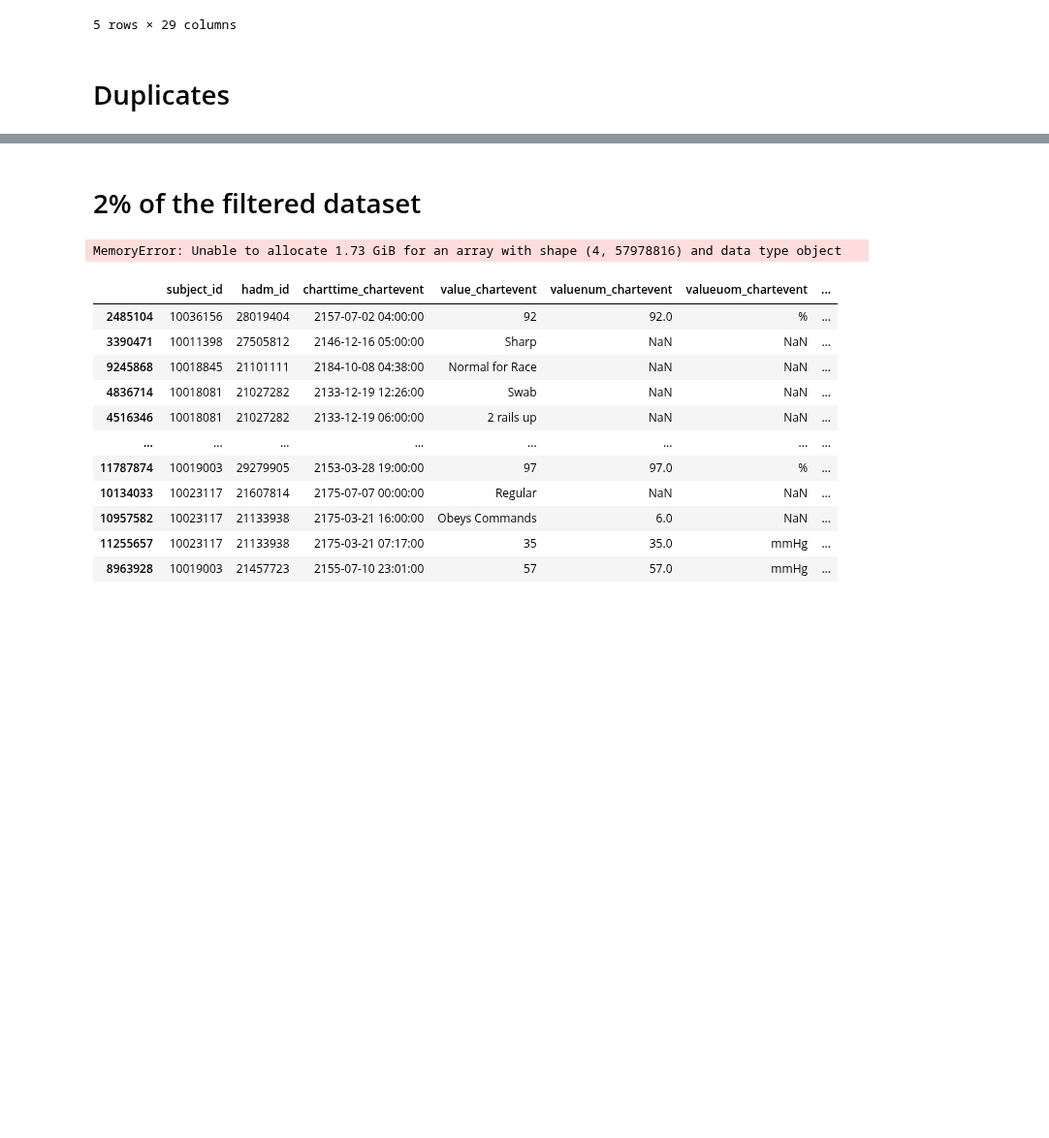
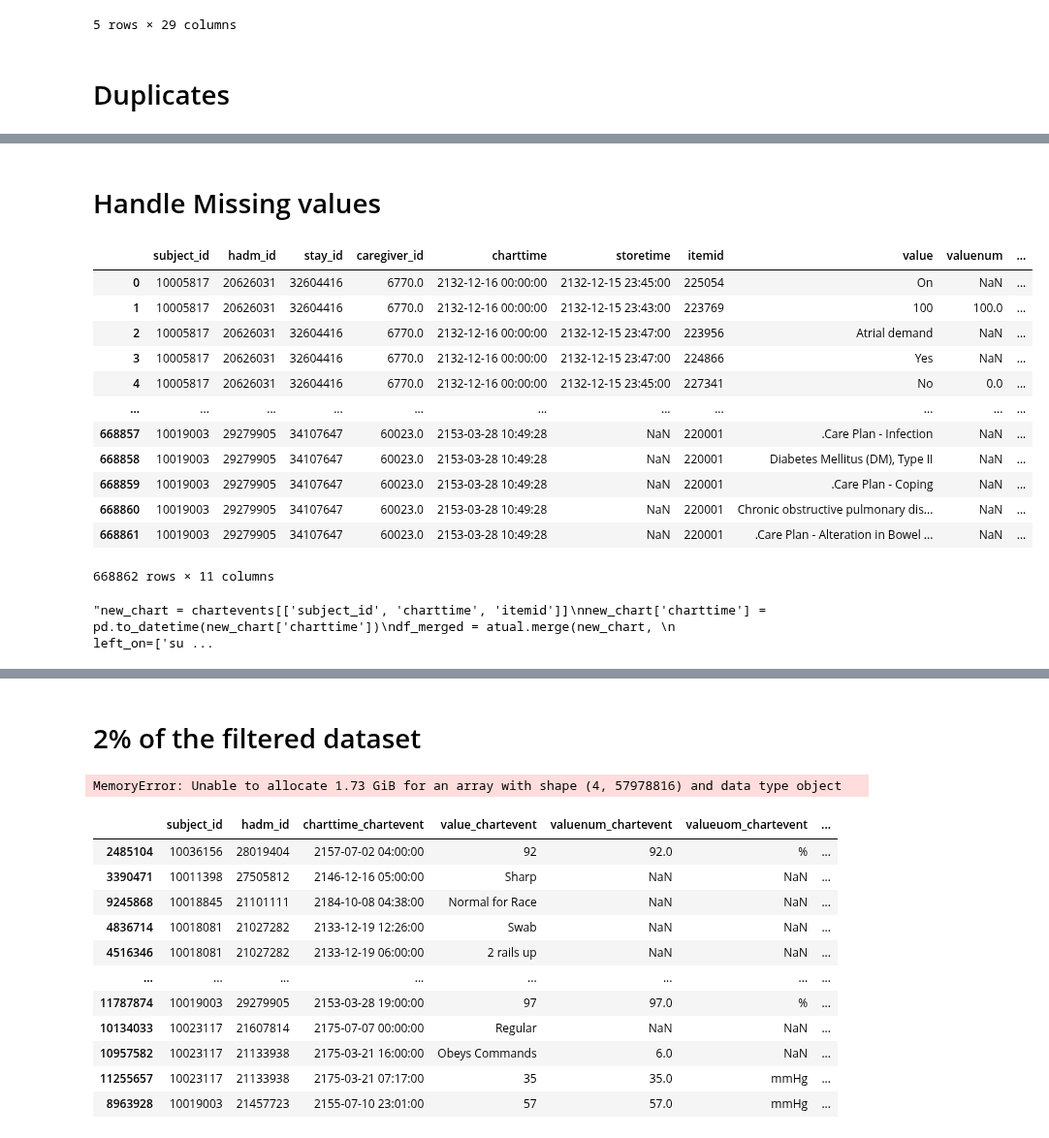
Before and after one commit to CatarinaCosta02/Master_Thesis, a Jupyter notebook: models/Final_treament.ipynb, the cells around one changed output, grey strips where cells are left out. Shown at 97% size. Drawn from its saved outputs; the diff is of its cells as text; code cells hidden in the pictures; blank space fills up the shorter version.

```diff
--- a/models/Final_treament.ipynb
+++ b/models/Final_treament.ipynb
@@ -496,0 +631,27 @@ ParserError: Error tokenizing data. C error: out of memory
+# %% [markdown]
+# Handle Missing values
+# %%
+display(chartevents)
+# %% [output]
+|  | subject_id | hadm_id | stay_id | caregiver_id | charttime | storetime | itemid | value | valuenum | ... |
+| 0 | 10005817 | 20626031 | 32604416 | 6770.0 | 2132-12-16 00:00:00 | 2132-12-15 23:45:00 | 225054 | On | NaN | ... |
+| 1 | 10005817 | 20626031 | 32604416 | 6770.0 | 2132-12-16 00:00:00 | 2132-12-15 23:43:00 | 223769 | 100 | 100.0 | ... |
+| 2 | 10005817 | 20626031 | 32604416 | 6770.0 | 2132-12-16 00:00:00 | 2132-12-15 23:47:00 | 223956 | Atrial demand | NaN | ... |
+| 3 | 10005817 | 20626031 | 32604416 | 6770.0 | 2132-12-16 00:00:00 | 2132-12-15 23:47:00 | 224866 | Yes | NaN | ... |
+| 4 | 10005817 | 20626031 | 32604416 | 6770.0 | 2132-12-16 00:00:00 | 2132-12-15 23:45:00 | 227341 | No | 0.0 | ... |
+| ... | ... | ... | ... | ... | ... | ... | ... | ... | ... | ... |
+| 668857 | 10019003 | 29279905 | 34107647 | 60023.0 | 2153-03-28 10:49:28 | NaN | 220001 | .Care Plan - Infection | NaN | ... |
+| 668858 | 10019003 | 29279905 | 34107647 | 60023.0 | 2153-03-28 10:49:28 | NaN | 220001 | Diabetes Mellitus (DM), Type II | NaN | ... |
+| 668859 | 10019003 | 29279905 | 34107647 | 60023.0 | 2153-03-28 10:49:28 | NaN | 220001 | .Care Plan - Coping | NaN | ... |
+| 668860 | 10019003 | 29279905 | 34107647 | 60023.0 | 2153-03-28 10:49:28 | NaN | 220001 | Chronic obstructive pulmonary dis... | NaN | ... |
+| 668861 | 10019003 | 29279905 | 34107647 | 60023.0 | 2153-03-28 10:49:28 | NaN | 220001 | .Care Plan - Alteration in Bowel ... | NaN | ... |
+668862 rows × 11 columns
+# %%
+'''new_chart = chartevents[['subject_id', 'charttime', 'itemid']]
+new_chart['charttime'] = pd.to_datetime(new_chart['charttime'])
+df_merged = atual.merge(new_chart,
+                     left_on=['subject_id', 'charttime_chartevent'],
+                     right_on=['subject_id', 'charttime'],
+                     how='left')'''
+# %% [output]
+"new_chart = chartevents[['subject_id', 'charttime', 'itemid']]\nnew_chart['charttime'] = pd.to_datetime(new_chart['charttime'])\ndf_merged = atual.merge(new_chart, \n                     left_on=['su ...
```
Also changed, not shown: parts of 29 cells of this notebook.
